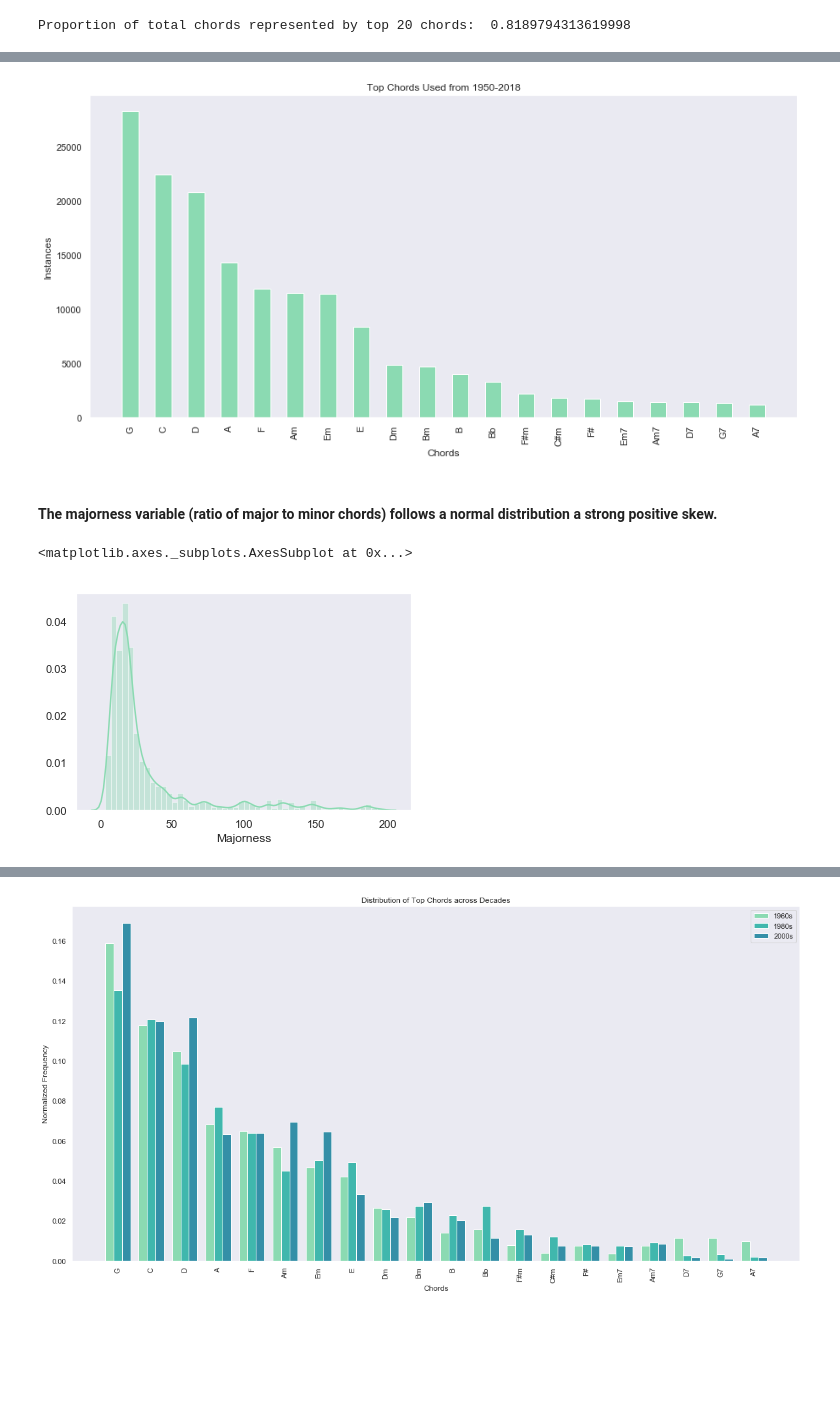
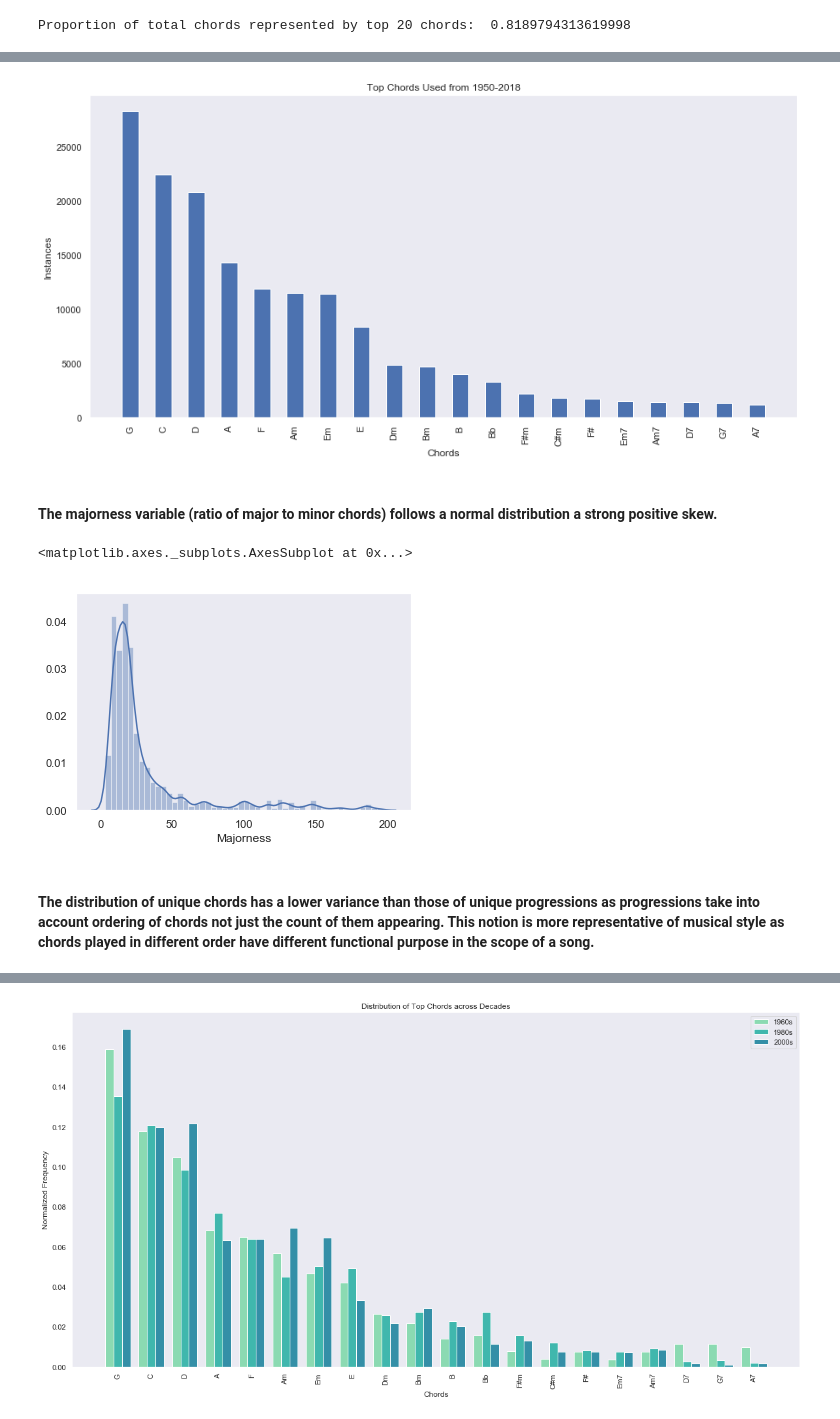
Before and after one commit to IanCarrasco/chord-scraper, a Jupyter notebook: Chronochord.ipynb, the cells around one changed output, grey strips where cells are left out. Saved outputs shown, nothing was run; the diff lists cells and outputs as text; code cells hidden in the pictures; blank space fills up the shorter version.

```diff
--- a/Chronochord.ipynb
+++ b/Chronochord.ipynb
@@ -99,6 +111,6 @@ import musthe
 # %%
 # Set global style for Seaborn
-sns.set(style="dark", palette="mako_r")
+sns.set(style="dark")
 # %% [markdown]
 # Part 1: Scraping Song and Chord Information
 # %% [markdown]
@@ -379,21 +401,22 @@ Proportion of total chords represented by top 20 chords:  0.8189794313619998
 # %%
 #Plot distribution of popular chords
 indexes = np.arange(len(chord_names))
 width = 0.7
 plt.figure(figsize=(15, 7))
 plt.title('Top Chords Used from 1950-2018')
 plt.bar(indexes, chord_counts, 0.5)
-plt.line()
 plt.xticks(indexes, chord_names, rotation="vertical")
 plt.xlabel('Chords'),# fontdict=None, labelpad=None, **kwargs
 plt.ylabel('Instances')#could be renamed to 'Indexes'
 plt.show()
 # %% [output]
-[figure, old version]
+[figure, new version]
 # %% [markdown]
 #### The majorness variable (ratio of major to minor chords) follows a normal distribution a strong positive skew.
 # %%
 sns.distplot(df['Majorness'].loc[df.Majorness < 200], kde=True)
 # %% [output]
 <matplotlib.axes._subplots.AxesSubplot at 0x...>
-[figure, old version]
+[figure, new version]
+# %% [markdown]
+#### The distribution of unique chords has a lower variance than those of unique progressions as progressions take into account ordering of chords not just the count of them appearing. This notion is more representative of musical style as chords played in different order have different functional purpose in the scope of a song.
```
Also changed, not shown: parts of 37 cells of this notebook.
